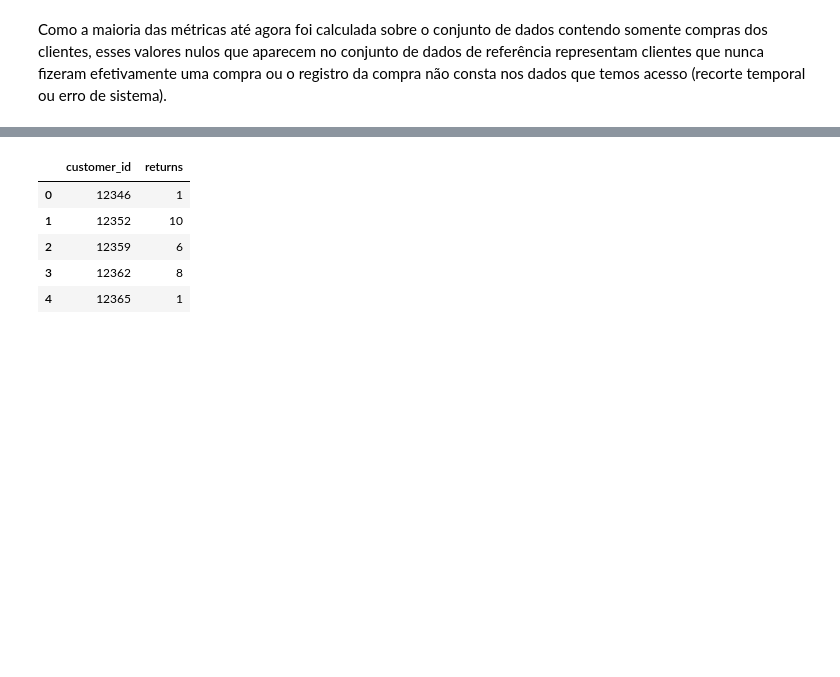
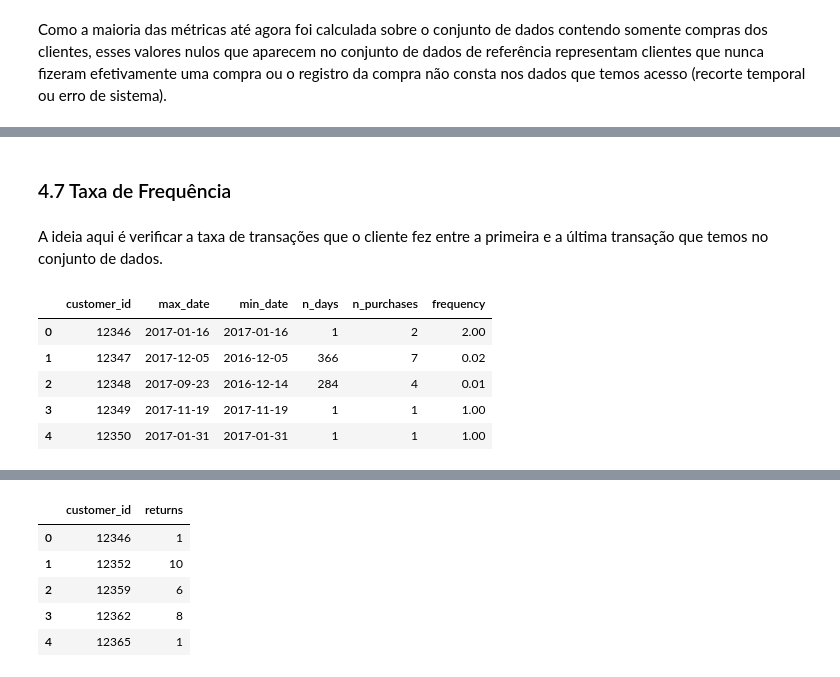
Before and after one commit to doegemon/PA004_high_value_customers_identification, a Jupyter notebook: notebooks/insiders_club.ipynb, the cells around one changed output, grey strips where cells are left out. Drawn from its saved outputs; the diff is of its cells as text; code cells hidden in the pictures; blank space fills up the shorter version.

```diff
--- a/notebooks/insiders_club.ipynb
+++ b/notebooks/insiders_club.ipynb
@@ -597,0 +641,22 @@ Como a maioria das métricas até agora foi calculada sobre o conjunto de dados
+# %% [markdown]
+### 4.7 Taxa de Frequência
+# %% [markdown]
+A ideia aqui é verificar a taxa de transações que o cliente fez entre a primeira e a última transação que temos no conjunto de dados.
+# %%
+df_aux = (df2[['customer_id', 'invoice_no', 'invoice_date']].drop_duplicates()
+                                                             .groupby('customer_id')
+                                                             .agg(max_date = ('invoice_date', 'max'),
+                                                                  min_date = ('invoice_date', 'min'),
+                                                                  n_days   = ('invoice_date', lambda x: ((x.max() - x.min()).days) + 1),
+                                                                  n_purchases = ('invoice_no', 'count'))).reset_index()
+
+df_aux['frequency'] = df_aux[['n_purchases', 'n_days']].apply(lambda x: x['n_purchases'] / x['n_days'] if x['n_days'] != 0 else 0, axis=1)
+
+df_aux.head()
+# %% [output]
+|  | customer_id | max_date | min_date | n_days | n_purchases | frequency |
+| 0 | 12346 | 2017-01-16 | 2017-01-16 | 1 | 2 | 2.00 |
+| 1 | 12347 | 2017-12-05 | 2016-12-05 | 366 | 7 | 0.02 |
+| 2 | 12348 | 2017-09-23 | 2016-12-14 | 284 | 4 | 0.01 |
+| 3 | 12349 | 2017-11-19 | 2017-11-19 | 1 | 1 | 1.00 |
+| 4 | 12350 | 2017-01-31 | 2017-01-31 | 1 | 1 | 1.00 |
```
Also changed, not shown: parts of 12 cells of this notebook.
